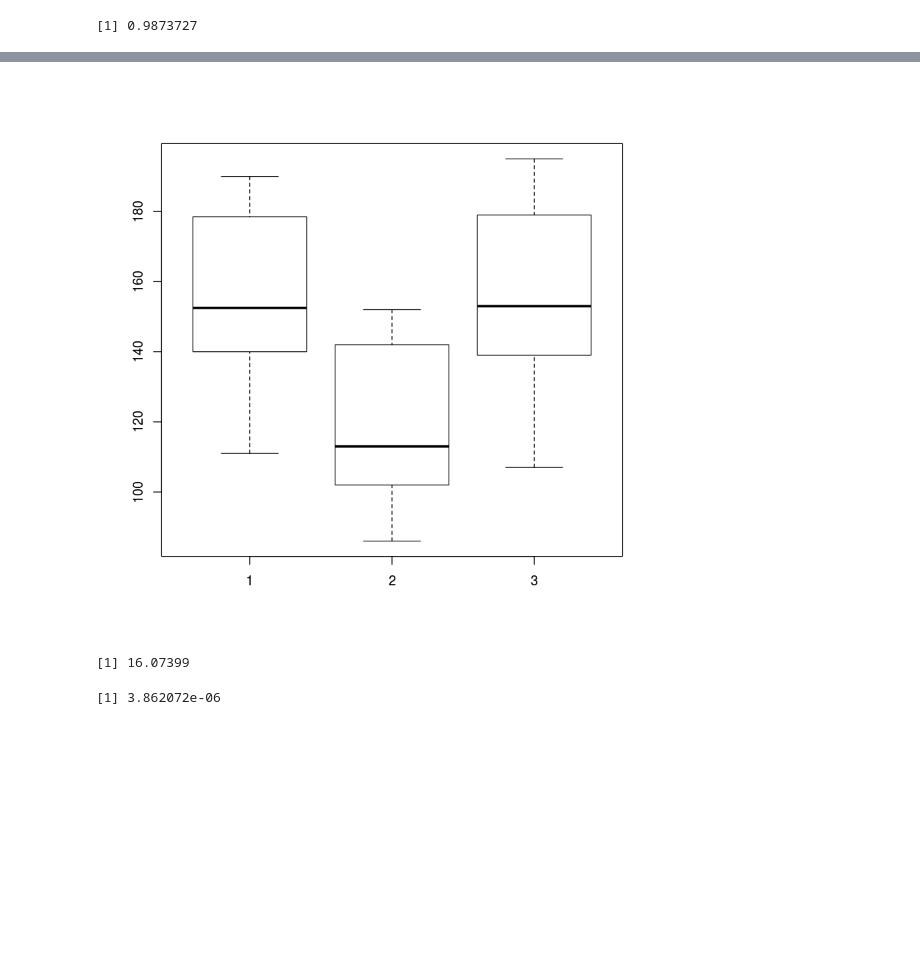
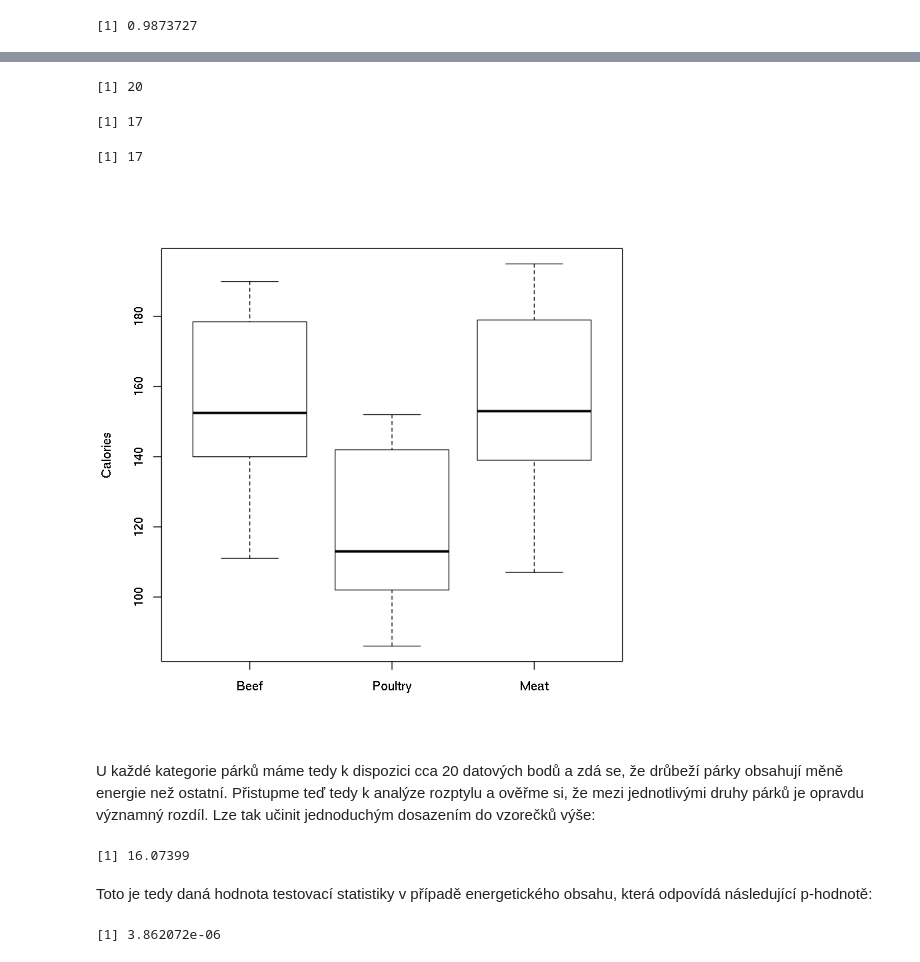
Before and after one commit to lich-uct/r_tutorial, a Jupyter notebook: 08/08.ipynb, the cells around one changed output, grey strips where cells are left out. Cells and saved outputs as stored; diff of their text form; code cells hidden in the pictures; blank space fills up the shorter version.

```diff
--- a/08/08.ipynb
+++ b/08/08.ipynb
@@ -625,29 +639,60 @@ levels(df_dogs$Type)
 # %%
-all <- df_dogs$Calories
-beef <- df_dogs[df_dogs$Type == "Beef", "Calories"]
-poultry <- df_dogs[df_dogs$Type == "Poultry", "Calories"]
-meat <- df_dogs[df_dogs$Type == "Meat", "Calories"]
+cals_total <- df_dogs$Calories
+cals_beef <- df_dogs[df_dogs$Type == "Beef", "Calories"]
+cals_poultry <- df_dogs[df_dogs$Type == "Poultry", "Calories"]
+cals_meat <- df_dogs[df_dogs$Type == "Meat", "Calories"]
 
-boxplot(beef, poultry, meat)
+length(cals_beef)
+length(cals_poultry)
+length(cals_meat)
+
+boxplot(
+    cals_beef
+    , cals_poultry
+    , cals_meat
+    , names = c("Beef", "Poultry", "Meat")
+    , ylab = "Calories"
+)
 # %% [output]
+[1] 20
+[1] 17
+[1] 17
-[figure, old version]
+[figure, new version]
-# %%
-mean_all <- mean(all)
-mean_beef <- mean(beef)
-mean_poultry <- mean(poultry)
-mean_meat <- mean(meat)
-
-N <- length(all)
-J <- 3 # nezávislá proměnná má tři úrovně
-ss_w <- sum((beef - mean_beef)^2) + sum((poultry - mean_poultry)^2) + sum((meat - mean_meat)^2)
-ss_b <- sum((all - mean_all)^2) - ss_w
-
-f_b <- J - 1
-f_w <- N - J
-F = (ss_b / f_b) / (ss_w / f_w)
-F
-# %% [output]
-[1] 16.07399
+# %% [markdown]
+U každé kategorie párků máme tedy k dispozici cca 20 datových bodů a zdá se, že drůbeží párky obsahují měně energie než ostatní. Přistupme teď tedy k analýze rozptylu a ověřme si, že mezi jednotlivými druhy párků je opravdu významný rozdíl. Lze tak učinit jednoduchým dosazením do vzorečků výše:
+# %%
+mean_cals_total <- mean(cals_total) # celkový průměr
+mean_cals_beef <- mean(cals_beef) # hovězí průměr
+mean_cals_poultry <- mean(cals_poultry) # drůbeží průměr
+mean_cals_meat <- mean(cals_meat) # vepřový průměr
+
+N <- length(cals_total) # celkový počet datových bodů
+J <- length(levels(df_dogs$Type)) # úrovně nezávislé proměnné
+
+# suma čtverců within group
+ss_w <- sum(
+    c(
+        sum((cals_beef - mean_cals_beef)^2)
+        , sum((cals_poultry - mean_cals_poultry)^2)
+        , sum((cals_meat - mean_cals_meat)^2)
+    )
+)
+# suma čtverců total
+ss_t <- sum((cals_total - mean_cals_total)^2)
+# suma čtverců between group
+ss_b <- ss_t - ss_w
+
+# stupně volnosti
+f_b <- J - 1
+f_w <- N - J
+
+# F ratio
+F = (ss_b / f_b) / (ss_w / f_w)
+F
+# %% [output]
+[1] 16.07399
+# %% [markdown]
+Toto je tedy daná hodnota testovací statistiky v případě energetického obsahu, která odpovídá následující p-hodnotě:
 # %%
 1 - pf(F, f_b, f_w)
 # %% [output]
```
Also changed, not shown: parts of 25 cells of this notebook.
